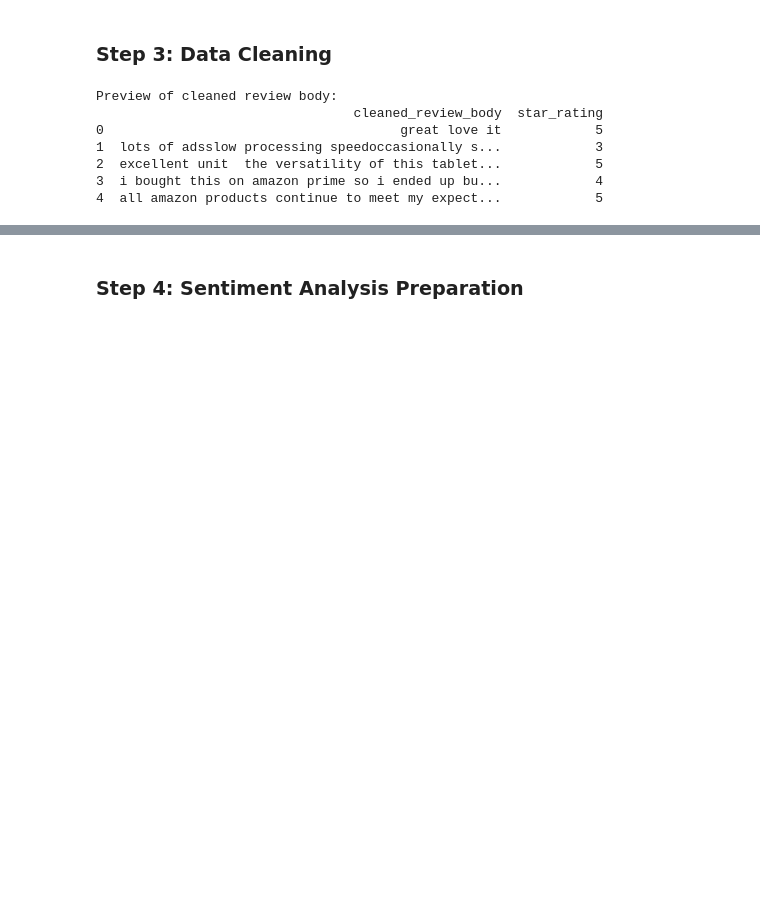
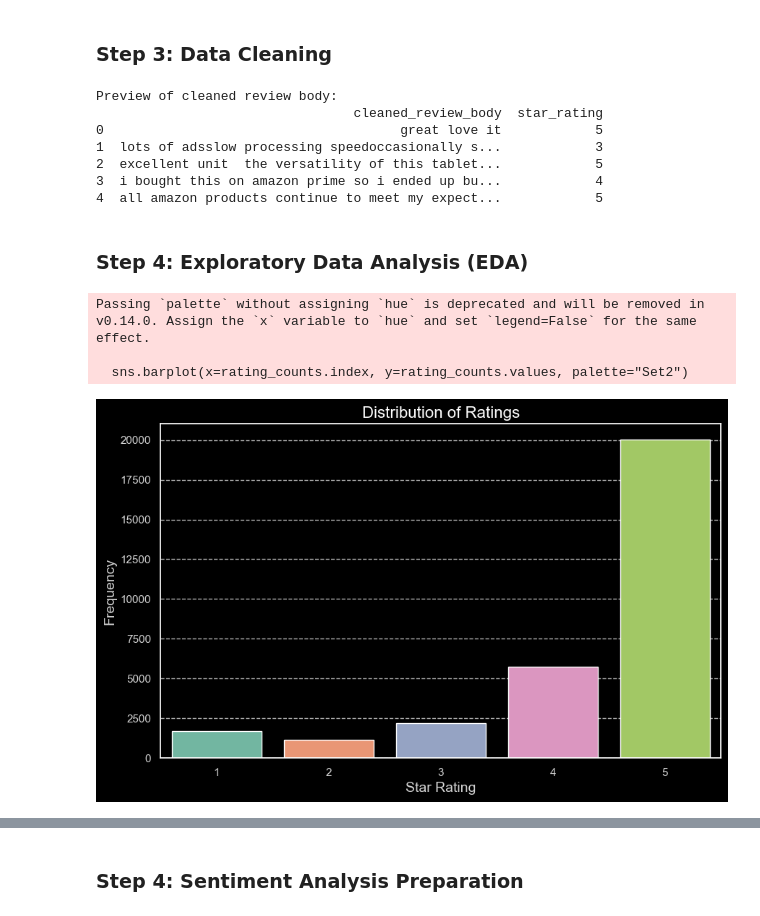
Before and after one commit to nafisalawalidris/Product-Review-Sentiment-Analysis, a Jupyter notebook: Product_Review_Analysis.ipynb, the cells around one changed output, grey strips where cells are left out. Drawn from its saved outputs; the diff is of its cells as text; code cells hidden in the pictures; blank space fills up the shorter version.

```diff
--- a/Product_Review_Analysis.ipynb
+++ b/Product_Review_Analysis.ipynb
@@ -102,3 +103,35 @@ Preview of cleaned review body:
 2  excellent unit  the versatility of this tablet...            5
 3  i bought this on amazon prime so i ended up bu...            4
 4  all amazon products continue to meet my expect...            5
+# %% [markdown]
+### **Step 4: Exploratory Data Analysis (EDA)** ###
+# %%
+# 1. Explore the Distribution of Ratings
+
+# Import necessary libraries
+import matplotlib.pyplot as plt
+import seaborn as sns
+from wordcloud import WordCloud
+from collections import Counter
+
+# Set a style with a dark background
+plt.style.use('dark_background')
+
+# Count the occurrences of each rating
+rating_counts = data['star_rating'].value_counts().sort_index()
+
+# Plot the distribution of ratings with vibrant colors
+plt.figure(figsize=(10, 6))
+sns.barplot(x=rating_counts.index, y=rating_counts.values, palette="Set2")
+plt.title('Distribution of Ratings', fontsize=16, color='white')
+plt.xlabel('Star Rating', fontsize=14, color='lightgray')
+plt.ylabel('Frequency', fontsize=14, color='lightgray')
+plt.xticks(rotation=0, color='lightgray')
+plt.yticks(color='lightgray')
+plt.grid(axis='y', linestyle='--', alpha=0.7)
+plt.show()
+# %% [output]
+Passing `palette` without assigning `hue` is deprecated and will be removed in v0.14.0. Assign the `x` variable to `hue` and set `legend=False` for the same effect.
+
+  sns.barplot(x=rating_counts.index, y=rating_counts.values, palette="Set2")
+[figure, added]
```
Also changed, not shown: parts of 11 cells of this notebook, 2 other files.
